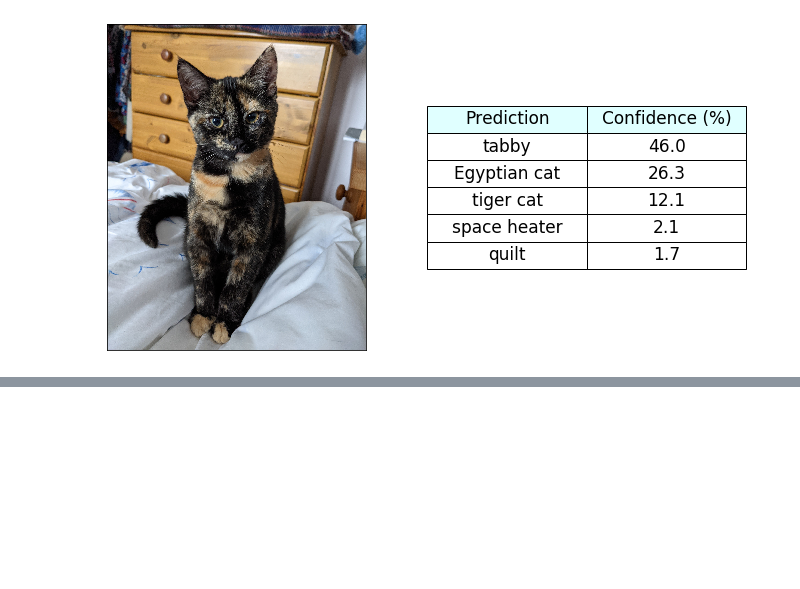
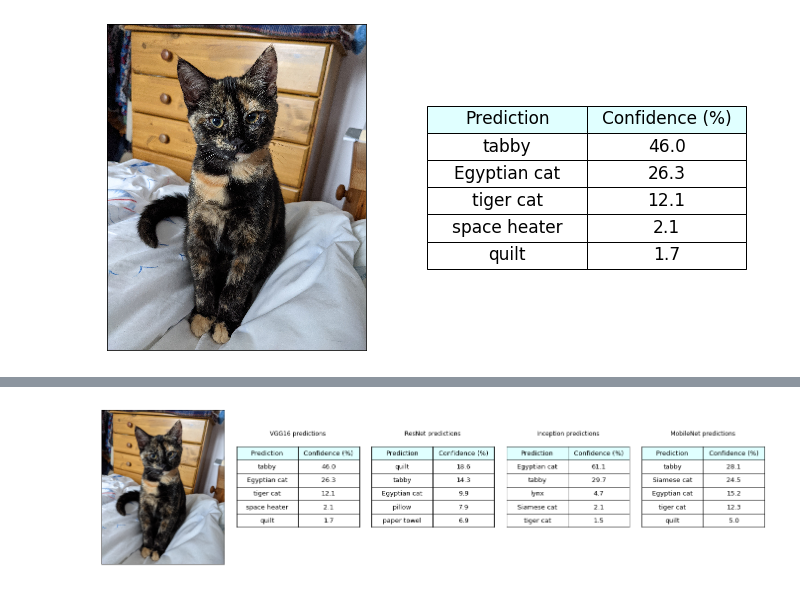
Before and after one commit to CrypticMeg/image_classification, a Jupyter notebook: image_classification.ipynb, the cells around one changed output, grey strips where cells are left out. Cells and saved outputs as stored; diff of their text form; code cells hidden in the pictures; blank space fills up the shorter version.

Commit message:
PLOT: Plot original image with all predictions

```diff
--- a/image_classification.ipynb
+++ b/image_classification.ipynb
@@ -188,0 +241,82 @@ plt.savefig(foldername + filename + '_predictions.jpg')
+# %%
+# MobileNet
+# Create lists of predictions and probabilities
+predictions = []
+probabilities = []
+
+for prediction_id in range(len(label_mobilenet[0])):
+    prediction = label_mobilenet[0][prediction_id][1].replace("_", " ")
+    probability = round(label_mobilenet[0][prediction_id][2]*100,1)
+    predictions.append(prediction)
+    probabilities.append(probability)
+
+# Save as dataframe
+mobilenet_preds_probs = pd.DataFrame(
+    {'Prediction': predictions,
+     'Confidence (%)': probabilities
+    })
+# %%
+# Load original picture with original dimensions
+display_image = load_img(filepath)
+
+# Arrange subplots
+fig, (ax1, ax2, ax3, ax4, ax5) = plt.subplots(1, 5, figsize=(24,6))
+#fig.tight_layout()
+
+# Show image
+ax1.imshow(display_image)
+ax1.get_xaxis().set_visible(False)
+ax1.get_yaxis().set_visible(False)
+
+# Show table of VGG predictions
+table = ax2.table(cellText=vgg_preds_probs.values,
+                  colLabels=vgg_preds_probs.columns,
+                  cellLoc='center',
+                  colColours=['lightcyan','lightcyan'],
+                  bbox=[0,0.25,1,0.5])
+ax2.set_title('VGG16 predictions', x=.5, y=.8)
+# Modify table
+table.set_fontsize(18)
+table.scale(1,3)
+ax2.axis('off')
+
+# Show table of ResNet predictions
+table = ax3.table(cellText=resnet_preds_probs.values,
+                  colLabels=resnet_preds_probs.columns,
+                  cellLoc='center',
+                  colColours=['lightcyan','lightcyan'],
+                  bbox=[0,0.25,1,0.5])
+ax3.set_title('ResNet predictions', x=.5, y=.8)
+# Modify table
+table.set_fontsize(18)
+table.scale(1,3)
+ax3.axis('off')
+
+# Show table of Inception predictions
+table = ax4.table(cellText=inception_preds_probs.values,
+                  colLabels=inception_preds_probs.columns,
+                  cellLoc='center',
+                  colColours=['lightcyan','lightcyan'],
+                  bbox=[0,0.25,1,0.5])
+ax4.set_title('Inception predictions', x=.5, y=.8)
+# Modify table
+table.set_fontsize(18)
+table.scale(1,3)
+ax4.axis('off')
+
+# Show table of MobileNet predictions
+table = ax5.table(cellText=mobilenet_preds_probs.values,
+                  colLabels=mobilenet_preds_probs.columns,
+                  cellLoc='center',
+                  colColours=['lightcyan','lightcyan'],
+                  bbox=[0,0.25,1,0.5])
+ax5.set_title('MobileNet predictions', x=.5, y=.8)
+# Modify table
+table.set_fontsize(18)
+table.scale(1,3)
+ax5.axis('off')
+
+plt.subplots_adjust(wspace=0.1)
+plt.savefig(foldername + filename + '_all_predictions.jpg')
+# %% [output]
+[figure, added]
```
Also changed, not shown: parts of 6 cells of this notebook.
